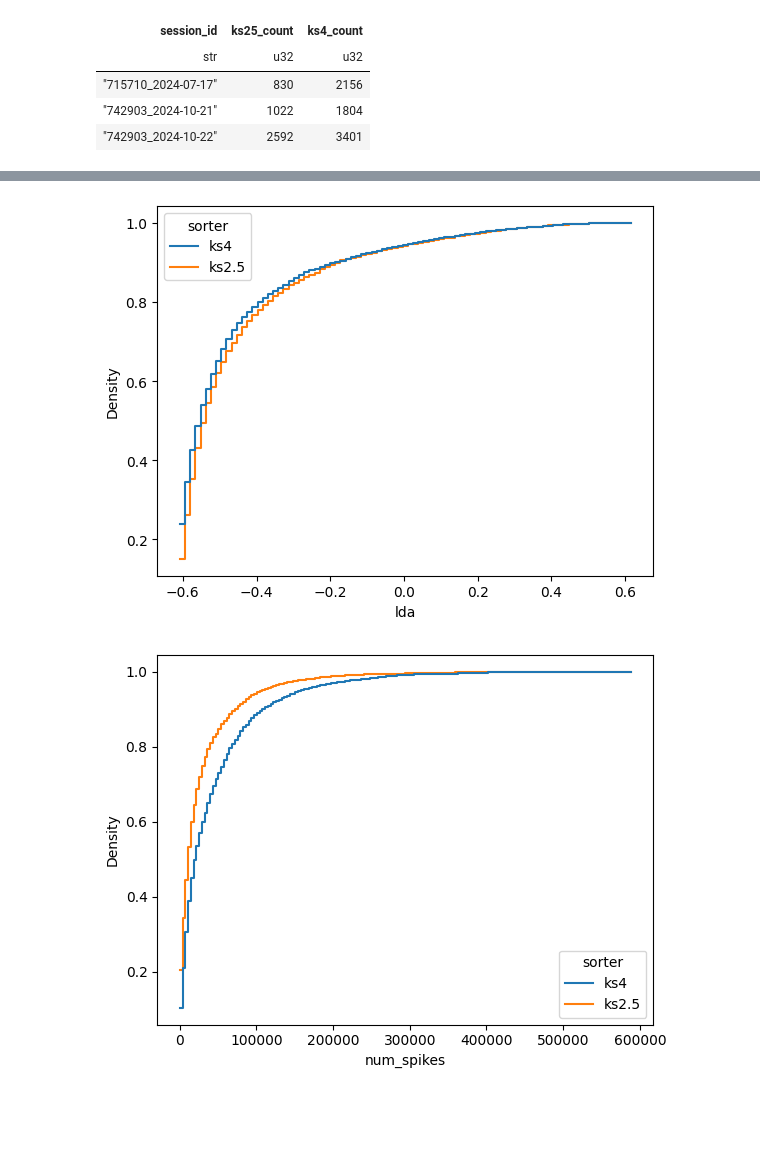
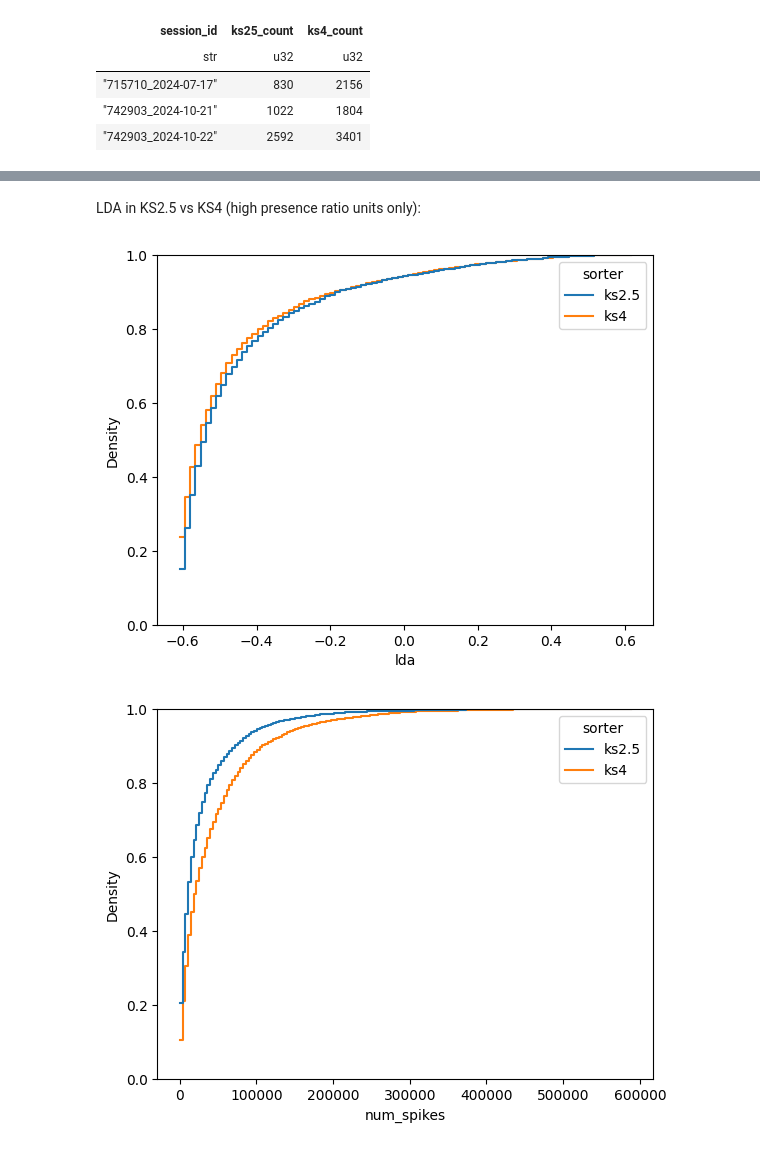
Before and after one commit to AllenNeuralDynamics/dynamic-routing-unit-drift-qc-dashboard, a Jupyter notebook: notebooks/drift_sessions.ipynb, the cells around one changed output, grey strips where cells are left out. Cells and saved outputs as stored; diff of their text form; code cells hidden in the pictures; blank space fills up the shorter version.

```diff
--- a/notebooks/drift_sessions.ipynb
+++ b/notebooks/drift_sessions.ipynb
@@ -369,38 +407,41 @@ sns.histplot(df.to_pandas(), x=metric, hue='sorter', cumulative=True, stat='dens
+# %% [markdown]
+LDA in KS2.5 vs KS4 (high presence ratio units only):
 # %%
 import seaborn as sns
 
 metric = 'lda'
 
 df = (
     lda_all_ks4_df
     .select(metric, 'unit_id')
     .with_columns(sorter=pl.lit('ks4'))
     .extend(
         lda_all_df
         .select(metric, 'unit_id')
         .with_columns(sorter=pl.lit('ks2.5'))
     )
     .join(
         other=(
             pl.concat([
                 pl.scan_parquet(KS4_UNITS_DF_PATH).select('unit_id', 'presence_ratio').collect(),
                 pl.scan_parquet("s3://aind-scratch-data/dynamic-routing/cache/nwb_components/v0.0.261/consolidated/units.parquet").select('unit_id', 'presence_ratio').collect(),
             ])
         ),
         on='unit_id',
         how='left',
     )
     .fill_nan(None)
     .drop_nulls()
     .filter(pl.col('presence_ratio') > 0.9)
     .with_columns(
         session_id=pl.col('unit_id').str.split('_').list.slice(0, 2).list.join('_'),
     )
     .filter(pl.col('session_id').is_in(pl.col('session_id').filter(pl.col('sorter') == 'ks4')))
 )
-sns.histplot(df.to_pandas(), x=metric, hue='sorter', cumulative=True, stat='density', common_norm=False, element='step', fill=False);
+sns.histplot(df.to_pandas(), x=metric, hue='sorter', hue_order=['ks2.5', 'ks4'], cumulative=True, stat='density', common_norm=False, element='step', fill=False)
+plt.ylim(0, 1);
 # %% [output]
-[figure, old version]
+[figure, new version]
 # %%
 
 import seaborn as sns
@@ -438,6 +479,7 @@ df = (
     )
     .filter(pl.col('session_id').is_in(pl.col('session_id').filter(pl.col('sorter') == 'ks4')))
 )
-sns.histplot(df.to_pandas(), x=metric, hue='sorter', cumulative=True, stat='density', common_norm=False, element='step', fill=False);
+sns.histplot(df.to_pandas(), x=metric, hue='sorter', hue_order=['ks2.5', 'ks4'], cumulative=True, stat='density', common_norm=False, element='step', fill=False)
+plt.ylim(0, 1);
 # %% [output]
-[figure, old version]
+[figure, new version]
```
Also changed, not shown: parts of 17 cells of this notebook, 1 other file.
